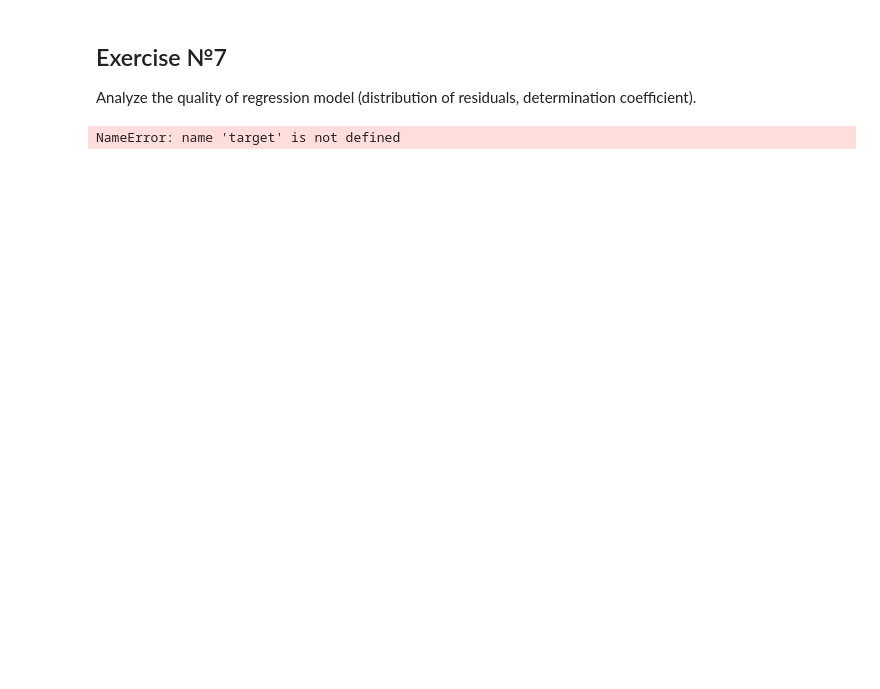
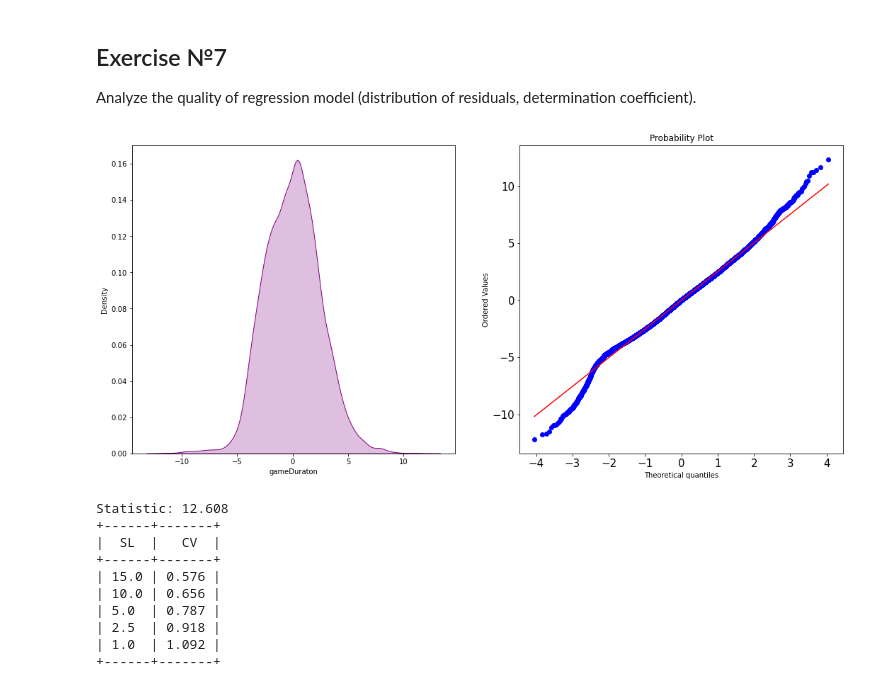
Before and after one commit to vandosik/M-M-MSA, a Jupyter notebook: Lab_2/lab_2.ipynb, the cells around one changed output. Saved outputs shown, nothing was run; the diff lists cells and outputs as text; code cells hidden in the pictures; blank space fills up the shorter version.

```diff
--- a/Lab_2/lab_2.ipynb
+++ b/Lab_2/lab_2.ipynb
@@ -363,28 +363,39 @@ Analyze the quality of regression model (distribution of residuals, determinatio
 # %%
 model = sk.linear_model.LinearRegression()
 model.fit(X_train, y_train)
 predicted = model.predict(X_test)
 
-residuals = source_df[target] - model.predict(source_df[predictors])
-
+residuals = source_df['gameDuraton'] - model.predict(source_df[['blueTotalMinionKills', 'blueWardPlaced', 'blueKills', 'blueJungleMinionKills']])
 residuals.describe()
 
+table = PrettyTable()
+table.field_names = ["SL", "CV"]
+
 result = sp.stats.anderson(residuals, dist='norm')
-print('Statistic: %.3f' % result.statistic)
 for i in range(len(result.critical_values)):
 	sl, cv = result.significance_level[i], result.critical_values[i]
-	if result.statistic < result.critical_values[i]:
-		print('%.1f: %.3f, data looks normal (fail to reject H0)' % (sl, cv))
-	else:
-		print('%.1f: %.3f, data does not look normal (reject H0)' % (sl, cv))
+	table.add_row([sl, cv])
 
 sp.stats.kstest(residuals, 'norm', args=(residuals.mean(), residuals.var()))
 
 fig, axes = plt.subplots(1, 2, figsize=(18, 8))
 sns.kdeplot(residuals, shade=True, color='purple', ax=axes[0])
 sp.stats.probplot(residuals, dist="norm", plot=axes[1])
 plt.yticks(fontsize=15)
 plt.xticks(fontsize=15)
 pylab.show()
+
+print('Statistic: %.3f' % result.statistic)
+print(table)
 # %% [output]
+[figure, added]
-NameError: name 'target' is not defined
+Statistic: 12.608
++------+-------+
+|  SL  |   CV  |
++------+-------+
+| 15.0 | 0.576 |
+| 10.0 | 0.656 |
+| 5.0  | 0.787 |
+| 2.5  | 0.918 |
+| 1.0  | 1.092 |
++------+-------+
```
Also changed, not shown: parts of 3 cells of this notebook.
